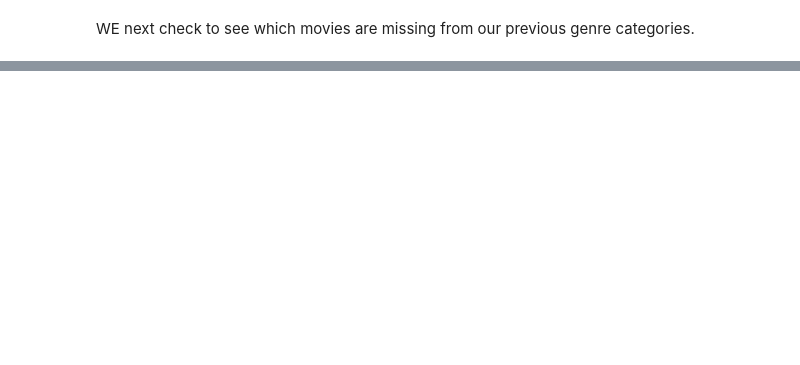
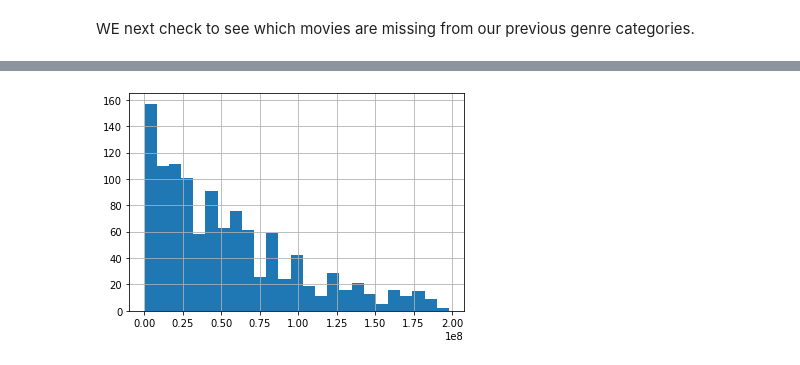
Before and after one commit to danvalen1/Film-Industry-Analysis, a Jupyter notebook: mak.ipynb, the cells around one changed output, grey strips where cells are left out. Cells and saved outputs as stored; diff of their text form; code cells hidden in the pictures; blank space fills up the shorter version.

```diff
--- a/mak.ipynb
+++ b/mak.ipynb
@@ -343,0 +346,4 @@ Name: genre_tuple, dtype: int64
+# %%
+df_budget_merge['ROI'] = df_budget_merge['profit'] / (df_budget_merge['production_budget'] + df_budget_merge['advertisement_budget']) * 100
+# %%
+df_budget_merge['total_costs'] = df_budget_merge['production_budget'] + df_budget_merge['advertisement_budget']
@@ -343,0 +368,6 @@ Name: genre_tuple, dtype: int64
+# %%
+df_budget_merge['total_costs'].loc[df_budget_merge['total_costs'] < 200000000].hist(bins = 25)
+#df_budget_merge['total_costs'].hist(bins = 100)
+plt.show()
+# %% [output]
+[figure, added]
```
Also changed, not shown: parts of 13 cells of this notebook, 1 other file.
